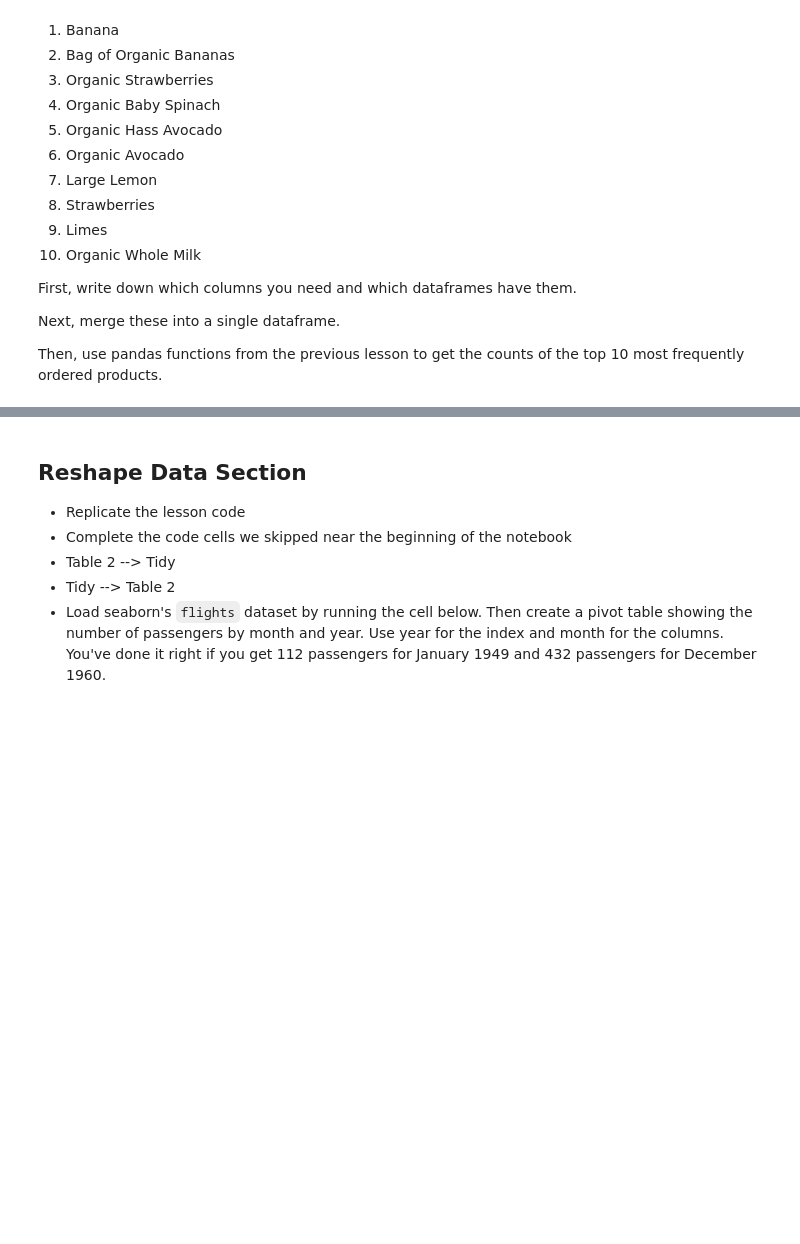
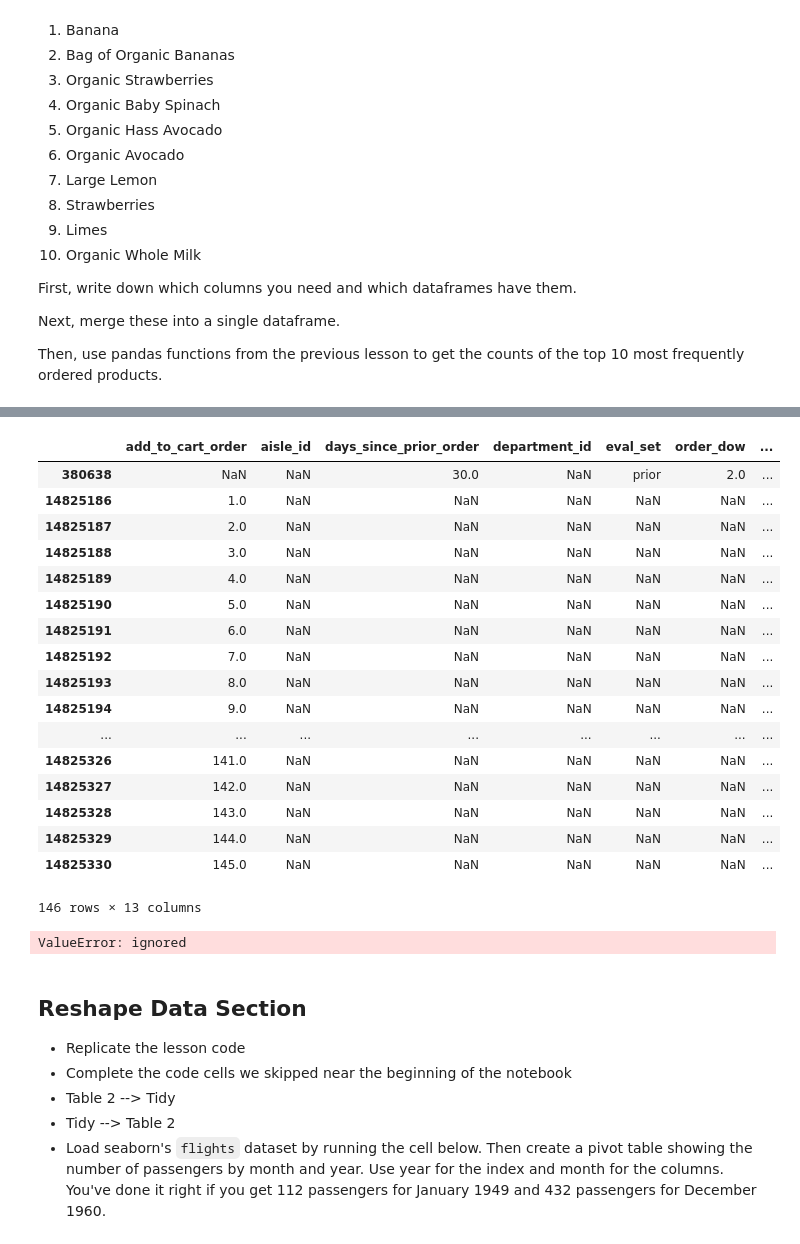
Before and after one commit to bloominstituteoftechnology/DS-Unit-1-Sprint-2-Data-Wrangling-and-Storytelling, a Jupyter notebook: module1-join-and-reshape-data/LS_DS_121_Join_and_Reshape_Data_Assignment.ipynb, the cells around one changed output, grey strips where cells are left out. Cells and saved outputs as stored; diff of their text form; code cells hidden in the pictures; blank space fills up the shorter version.

```diff
--- a/module1-join-and-reshape-data/LS_DS_121_Join_and_Reshape_Data_Assignment.ipynb
+++ b/module1-join-and-reshape-data/LS_DS_121_Join_and_Reshape_Data_Assignment.ipynb
@@ -95,0 +118,3 @@ Then, use pandas functions from the previous lesson to get the counts of the top
+# %%
+products = pd.read_csv('products.csv')
+products.head()
@@ -95,0 +146,3 @@ Then, use pandas functions from the previous lesson to get the counts of the top
+# %%
+order_products_prior = pd.read_csv('order_products__prior.csv')
+order_products_prior.head()
@@ -95,0 +164,3 @@ Then, use pandas functions from the previous lesson to get the counts of the top
+# %%
+orders = pd.read_csv('orders.csv')
+orders.head()
@@ -95,0 +192,2 @@ Then, use pandas functions from the previous lesson to get the counts of the top
+# %%
+top_10 = pd.concat([orders, order_products_prior, products])
@@ -96,3 +232,29 @@ Then, use pandas functions from the previous lesson to get the counts of the top
+# %%
+#products[products['product_id'] == 24852]
+top_10[top_10['order_id'] == 1564244]
+# %% [output]
+|  | add_to_cart_order | aisle_id | days_since_prior_order | department_id | eval_set | order_dow | ... |
+| 380638 | NaN | NaN | 30.0 | NaN | prior | 2.0 | ... |
+| 14825186 | 1.0 | NaN | NaN | NaN | NaN | NaN | ... |
+| 14825187 | 2.0 | NaN | NaN | NaN | NaN | NaN | ... |
+| 14825188 | 3.0 | NaN | NaN | NaN | NaN | NaN | ... |
+| 14825189 | 4.0 | NaN | NaN | NaN | NaN | NaN | ... |
+| 14825190 | 5.0 | NaN | NaN | NaN | NaN | NaN | ... |
+| 14825191 | 6.0 | NaN | NaN | NaN | NaN | NaN | ... |
+| 14825192 | 7.0 | NaN | NaN | NaN | NaN | NaN | ... |
+| 14825193 | 8.0 | NaN | NaN | NaN | NaN | NaN | ... |
+| 14825194 | 9.0 | NaN | NaN | NaN | NaN | NaN | ... |
+| ... | ... | ... | ... | ... | ... | ... | ... |
+| 14825326 | 141.0 | NaN | NaN | NaN | NaN | NaN | ... |
+| 14825327 | 142.0 | NaN | NaN | NaN | NaN | NaN | ... |
+| 14825328 | 143.0 | NaN | NaN | NaN | NaN | NaN | ... |
+| 14825329 | 144.0 | NaN | NaN | NaN | NaN | NaN | ... |
+| 14825330 | 145.0 | NaN | NaN | NaN | NaN | NaN | ... |
+146 rows × 13 columns
+# %%
+product_top = top_10['product_name'] == ['Banana', 'Bag of Organic Bananas', 'Organic Strawberries', 'Organic Baby Spinach', 'Organic Hass Avocado', 'Organic Avocado', 'Large Lemon', 'Strawberries', 'Limes', 'Organic Whole Milk']
+# %% [output]
+ValueError: ignored
 # %% [markdown]
 ## Reshape Data Section
 
```
Also changed, not shown: parts of 20 cells of this notebook.
